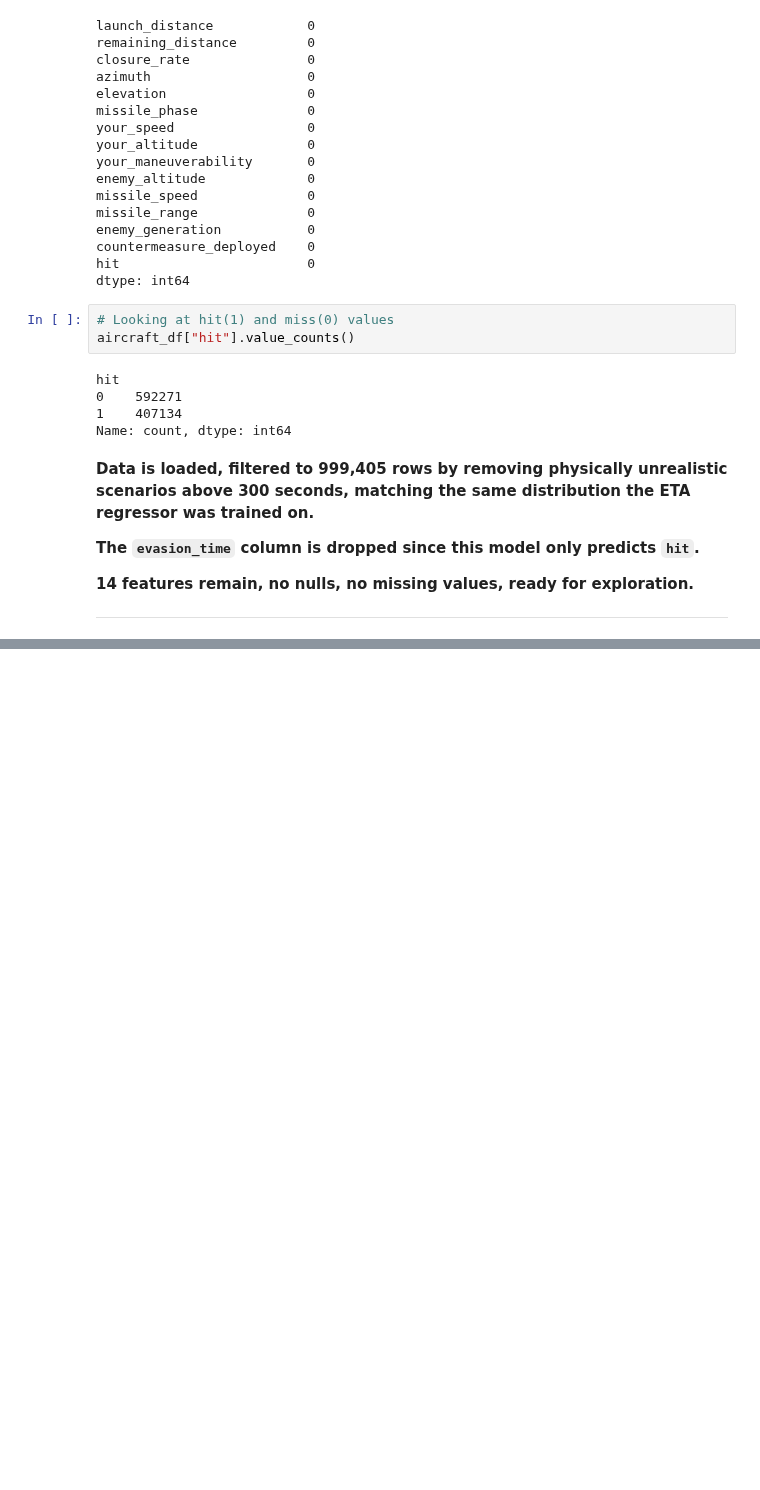
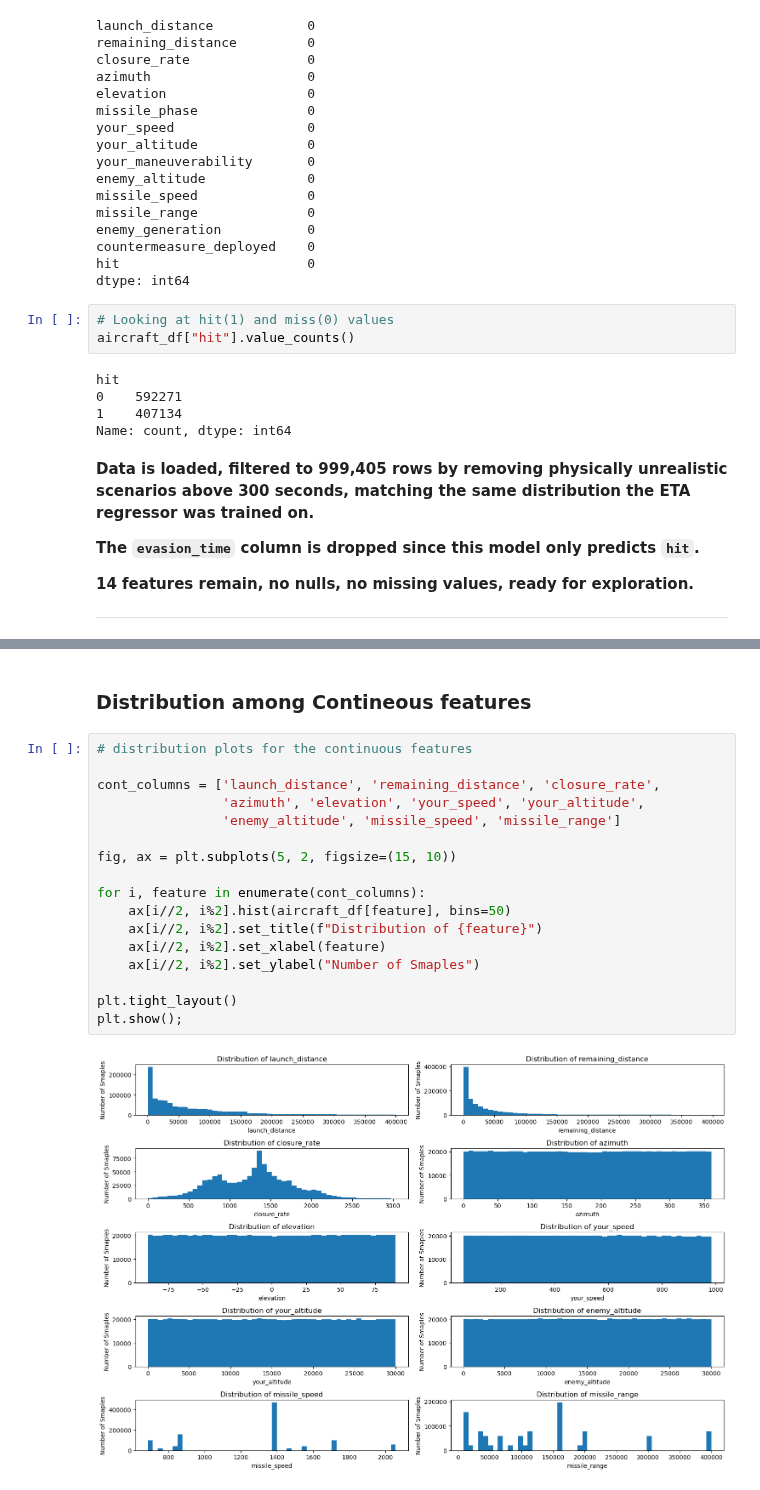
Before and after one commit to Eakempreet/ATAS_Project, a Jupyter notebook: notebooks/03_hit_classifier/03_hit_classifier.ipynb, the cells around one changed output, grey strips where cells are left out. Drawn from its saved outputs; the diff is of its cells as text; blank space fills up the shorter version.

```diff
--- a/notebooks/03_hit_classifier/03_hit_classifier.ipynb
+++ b/notebooks/03_hit_classifier/03_hit_classifier.ipynb
@@ -350,0 +446,21 @@ predicts `hit`.**
+# %% [markdown]
+### **Distribution among Contineous features**
+# %%
+# distribution plots for the continuous features
+
+cont_columns = ['launch_distance', 'remaining_distance', 'closure_rate',
+                'azimuth', 'elevation', 'your_speed', 'your_altitude',
+                'enemy_altitude', 'missile_speed', 'missile_range']
+
+fig, ax = plt.subplots(5, 2, figsize=(15, 10))
+
+for i, feature in enumerate(cont_columns):
+    ax[i//2, i%2].hist(aircraft_df[feature], bins=50)
+    ax[i//2, i%2].set_title(f"Distribution of {feature}")
+    ax[i//2, i%2].set_xlabel(feature)
+    ax[i//2, i%2].set_ylabel("Number of Smaples")
+
+plt.tight_layout()
+plt.show();
+# %% [output]
+[figure, added]
```
Also changed, not shown: parts of 17 cells of this notebook.
